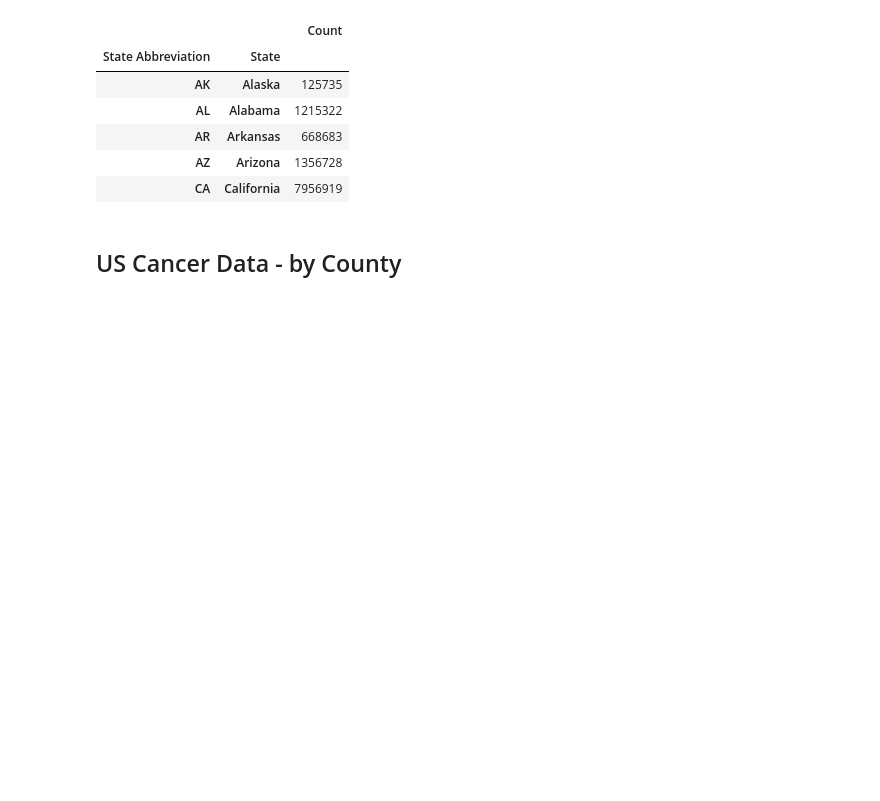
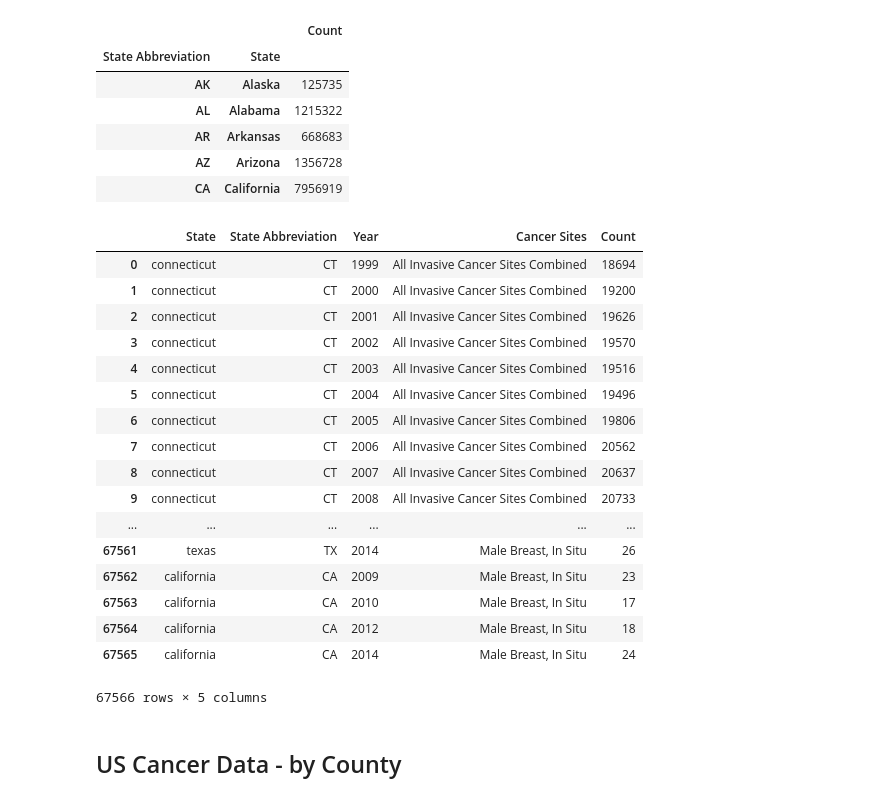
Before and after one commit to alyssflynn/project-1, a Jupyter notebook: data_cleaning.ipynb, the cells around one changed output. Drawn from its saved outputs; the diff is of its cells as text; code cells hidden in the pictures; blank space fills up the shorter version.

```diff
--- a/data_cleaning.ipynb
+++ b/data_cleaning.ipynb
@@ -272,6 +282,30 @@ cancer_by_state.head()
 | AR | Arkansas | 668683 |
 | AZ | Arizona | 1356728 |
 | CA | California | 7956919 |
+# %%
+# state_cancer_1998_2014.keys()
+cancer_1998_2014 = state_cancer_1998_2014[['State', 'State Abbreviation', 'Year', 'Cancer Sites', 'Count']]
+cancer_1998_2014['State'] = cancer_1998_2014['State'].apply(lambda x: x.lower())
+cancer_1998_2014
+# %% [output]
+|  | State | State Abbreviation | Year | Cancer Sites | Count |
+| 0 | connecticut | CT | 1999 | All Invasive Cancer Sites Combined | 18694 |
+| 1 | connecticut | CT | 2000 | All Invasive Cancer Sites Combined | 19200 |
+| 2 | connecticut | CT | 2001 | All Invasive Cancer Sites Combined | 19626 |
+| 3 | connecticut | CT | 2002 | All Invasive Cancer Sites Combined | 19570 |
+| 4 | connecticut | CT | 2003 | All Invasive Cancer Sites Combined | 19516 |
+| 5 | connecticut | CT | 2004 | All Invasive Cancer Sites Combined | 19496 |
+| 6 | connecticut | CT | 2005 | All Invasive Cancer Sites Combined | 19806 |
+| 7 | connecticut | CT | 2006 | All Invasive Cancer Sites Combined | 20562 |
+| 8 | connecticut | CT | 2007 | All Invasive Cancer Sites Combined | 20637 |
+| 9 | connecticut | CT | 2008 | All Invasive Cancer Sites Combined | 20733 |
+| ... | ... | ... | ... | ... | ... |
+| 67561 | texas | TX | 2014 | Male Breast, In Situ | 26 |
+| 67562 | california | CA | 2009 | Male Breast, In Situ | 23 |
+| 67563 | california | CA | 2010 | Male Breast, In Situ | 17 |
+| 67564 | california | CA | 2012 | Male Breast, In Situ | 18 |
+| 67565 | california | CA | 2014 | Male Breast, In Situ | 24 |
+67566 rows × 5 columns
 # %% [markdown]
 ## US Cancer Data - by County
 # %%
```
Also changed, not shown: parts of 20 cells of this notebook, 10 other files.
